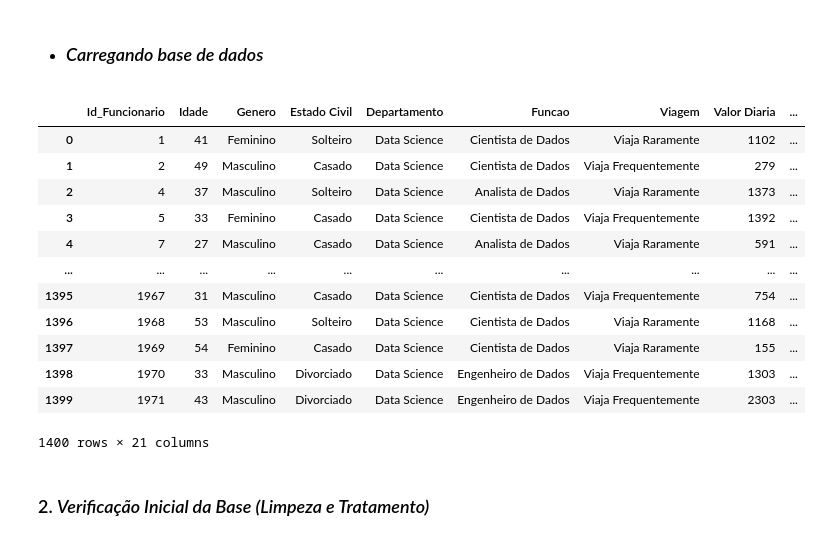
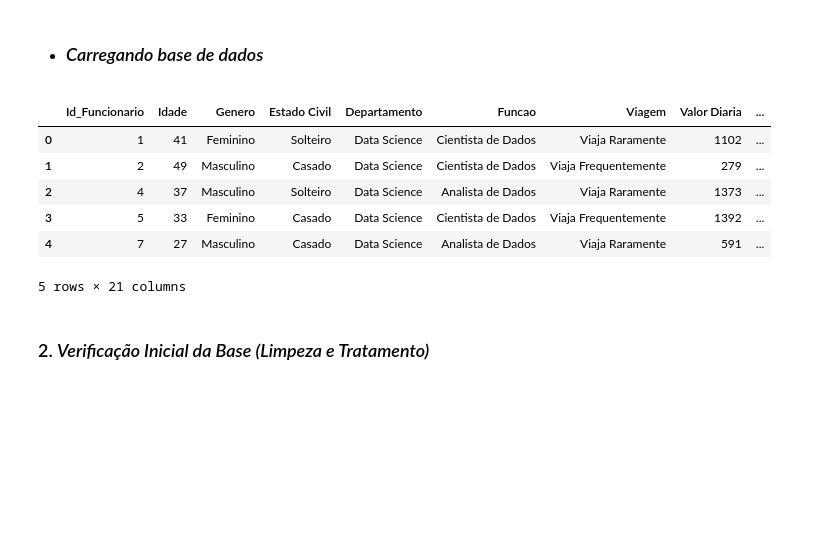
Before and after one commit to ArthurCorreiaBrigido/AnaliseDadosRH, a Jupyter notebook: EmpresaRH/AnalysisRH.ipynb, the cells around one changed output. Cells and saved outputs as stored; diff of their text form; code cells hidden in the pictures; blank space fills up the shorter version.

```diff
--- a/EmpresaRH/AnalysisRH.ipynb
+++ b/EmpresaRH/AnalysisRH.ipynb
@@ -13,21 +12,16 @@ plt.style.use('seaborn-v0_8')
 - ### *Carregando base de dados*
 # %%
 df = pd.read_csv(r'C:\Users\Arthur\Desktop\EmpresaRH\DadosRH\DatasetRH.csv')
-df
+
+df.head()
 # %% [output]
 |  | Id_Funcionario | Idade | Genero | Estado Civil | Departamento | Funcao | Viagem | Valor Diaria | ... |
 | 0 | 1 | 41 | Feminino | Solteiro | Data Science | Cientista de Dados | Viaja Raramente | 1102 | ... |
 | 1 | 2 | 49 | Masculino | Casado | Data Science | Cientista de Dados | Viaja Frequentemente | 279 | ... |
 | 2 | 4 | 37 | Masculino | Solteiro | Data Science | Analista de Dados | Viaja Raramente | 1373 | ... |
 | 3 | 5 | 33 | Feminino | Casado | Data Science | Cientista de Dados | Viaja Frequentemente | 1392 | ... |
 | 4 | 7 | 27 | Masculino | Casado | Data Science | Analista de Dados | Viaja Raramente | 591 | ... |
-| ... | ... | ... | ... | ... | ... | ... | ... | ... | ... |
-| 1395 | 1967 | 31 | Masculino | Casado | Data Science | Cientista de Dados | Viaja Frequentemente | 754 | ... |
-| 1396 | 1968 | 53 | Masculino | Solteiro | Data Science | Cientista de Dados | Viaja Raramente | 1168 | ... |
-| 1397 | 1969 | 54 | Feminino | Casado | Data Science | Cientista de Dados | Viaja Raramente | 155 | ... |
-| 1398 | 1970 | 33 | Masculino | Divorciado | Data Science | Engenheiro de Dados | Viaja Frequentemente | 1303 | ... |
-| 1399 | 1971 | 43 | Masculino | Divorciado | Data Science | Engenheiro de Dados | Viaja Frequentemente | 2303 | ... |
-1400 rows × 21 columns
+5 rows × 21 columns
 # %% [markdown]
 ### 2. *Verificação Inicial da Base (Limpeza e Tratamento)*
 # %%
```
Also changed, not shown: parts of 3 cells of this notebook.
